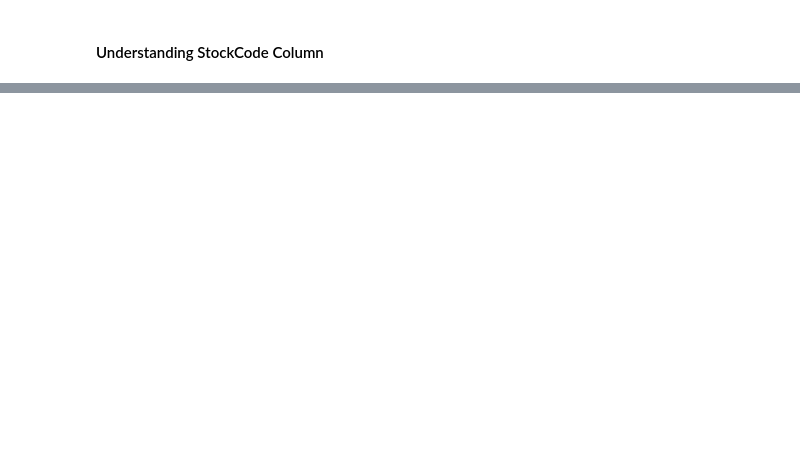
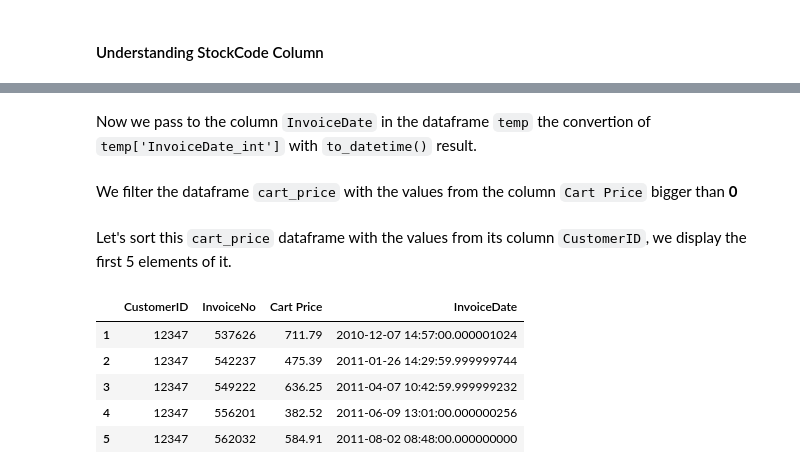
Before and after one commit to kleyersoma/E-Commerce_UK_Retailer_ML, a Jupyter notebook: e-commerce_uk_retailer_machine_learning_analysis.ipynb, the cells around one changed output, grey strips where cells are left out. Drawn from its saved outputs; the diff is of its cells as text; code cells hidden in the pictures; blank space fills up the shorter version.

```diff
--- a/e-commerce_uk_retailer_machine_learning_analysis.ipynb
+++ b/e-commerce_uk_retailer_machine_learning_analysis.ipynb
@@ -630,0 +689,2 @@ stockcode_special_codes
+# %%
+df_cleaned['InvoiceDate_int'] = df_cleaned['InvoiceDate'].astype(np.datetime64).astype(np.int64)
@@ -630,0 +699,2 @@ stockcode_special_codes
+# %% [markdown]
+Now we pass to the column <code>InvoiceDate</code> in the dataframe <code>temp</code> the convertion of <code>temp['InvoiceDate_int']</code> with <code>to_datetime()</code> result.
@@ -630,0 +703,2 @@ stockcode_special_codes
+# %% [markdown]
+We filter the dataframe <code>cart_price</code> with the values from the column <code>Cart Price</code> bigger than <b>0</b>
@@ -630,0 +707,11 @@ stockcode_special_codes
+# %% [markdown]
+Let's sort this <code>cart_price</code> dataframe with the values from its column <code>CustomerID</code>, we display the first 5 elements of it.
+# %%
+cart_price.sort_values('CustomerID').head(5)
+# %% [output]
+|  | CustomerID | InvoiceNo | Cart Price | InvoiceDate |
+| 1 | 12347 | 537626 | 711.79 | 2010-12-07 14:57:00.000001024 |
+| 2 | 12347 | 542237 | 475.39 | 2011-01-26 14:29:59.999999744 |
+| 3 | 12347 | 549222 | 636.25 | 2011-04-07 10:42:59.999999232 |
+| 4 | 12347 | 556201 | 382.52 | 2011-06-09 13:01:00.000000256 |
+| 5 | 12347 | 562032 | 584.91 | 2011-08-02 08:48:00.000000000 |
```
Also changed, not shown: parts of 45 cells of this notebook.
